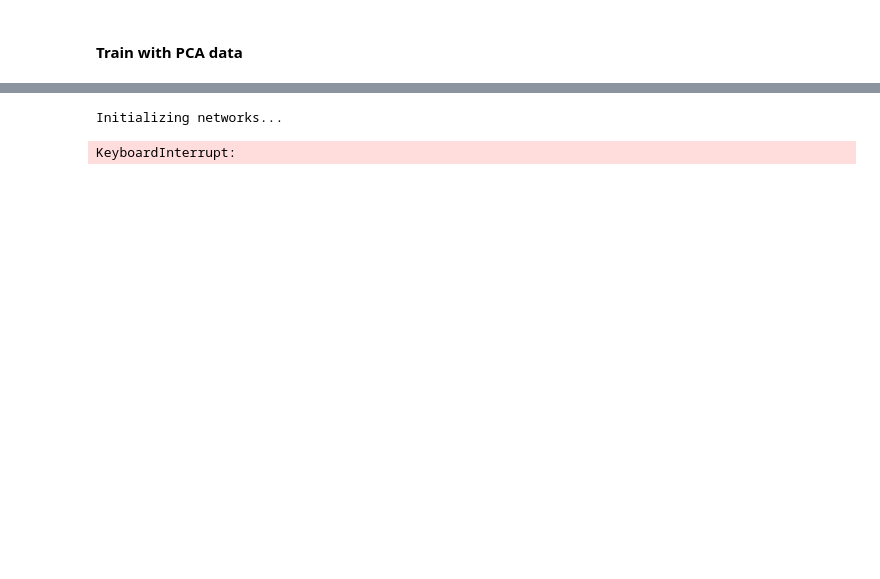
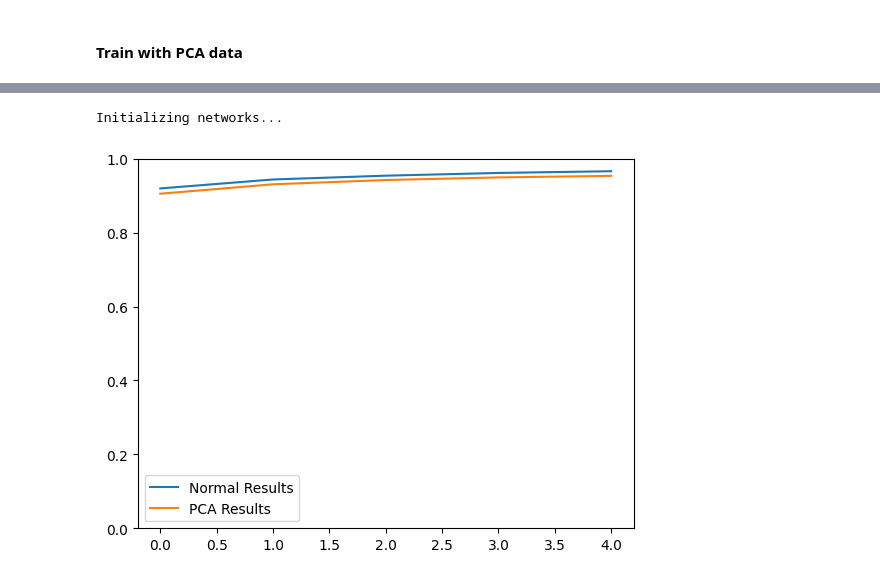
Before and after one commit to vivaansinghvi07/pca-neural-networks, a Jupyter notebook: visualization.ipynb, the cells around one changed output, grey strips where cells are left out. Drawn from its saved outputs; the diff is of its cells as text; code cells hidden in the pictures; blank space fills up the shorter version.

```diff
--- a/visualization.ipynb
+++ b/visualization.ipynb
@@ -67,5 +84,5 @@ from graph import draw_metric_graph
 # %%
-draw_metric_graph(epochs=5)
+draw_metric_graph(pca_thresh=0.95, epochs=5)
 # %% [output]
 Initializing networks...
-KeyboardInterrupt:
+[figure, added]
```
Also changed, not shown: parts of 10 cells of this notebook, 3 other files.
